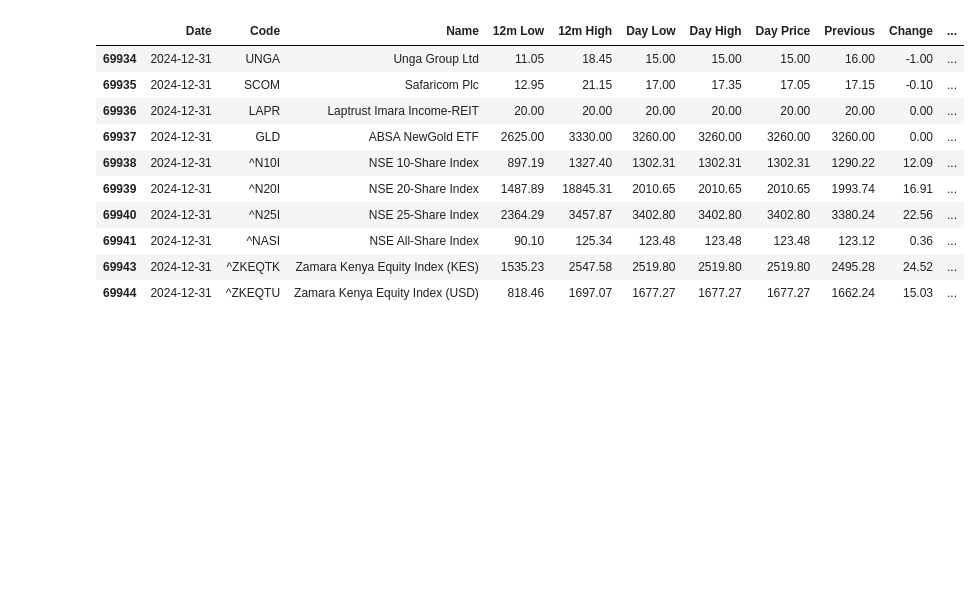
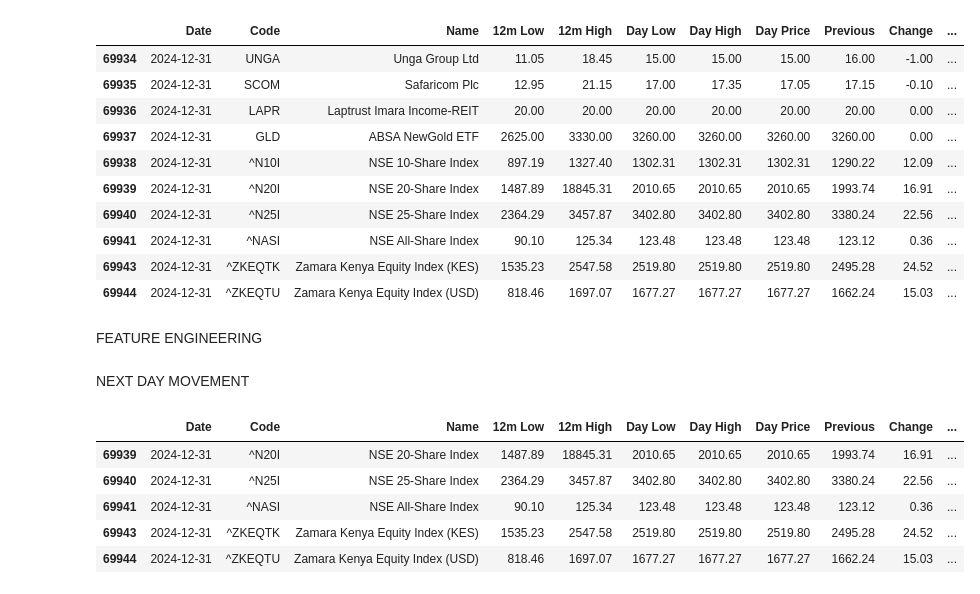
Before and after one commit to lorenaterah/NSE_Stock_Market_Segmentation, a Jupyter notebook: Notebooks/Edgar.ipynb, the cells around one changed output. Drawn from its saved outputs; the diff is of its cells as text; code cells hidden in the pictures; blank space fills up the shorter version.

Commit message:
started feature engineering

```diff
--- a/Notebooks/Edgar.ipynb
+++ b/Notebooks/Edgar.ipynb
@@ -511,3 +494,38 @@ all_stocks.tail(10)
 | 69941 | 2024-12-31 | ^NASI | NSE All-Share Index | 90.10 | 125.34 | 123.48 | 123.48 | 123.48 | 123.12 | 0.36 | ... |
 | 69943 | 2024-12-31 | ^ZKEQTK | Zamara Kenya Equity Index (KES) | 1535.23 | 2547.58 | 2519.80 | 2519.80 | 2519.80 | 2495.28 | 24.52 | ... |
 | 69944 | 2024-12-31 | ^ZKEQTU | Zamara Kenya Equity Index (USD) | 818.46 | 1697.07 | 1677.27 | 1677.27 | 1677.27 | 1662.24 | 15.03 | ... |
+# %% [markdown]
+FEATURE ENGINEERING
+# %% [markdown]
+NEXT DAY MOVEMENT
+# %%
+# Shift the 'Day Price' column to get next day's price
+all_stocks['Next Day Price'] = all_stocks['Day Price'].shift(-1)
+
+# Create price trend column: 1 = up, 0 = down
+all_stocks['Price Trend'] = (all_stocks['Next Day Price'] > all_stocks['Day Price']).astype(int)
+
+#Include threshold for significant movement
+#df['Price Trend'] = ((df['Next Day Price'] - df['Day Price']) / df['Day Price'] > 0.005).astype(int)
+
+def trend(row):
+    if row['Next Day Price'] > row['Day Price']:
+        return 'Up'
+    elif row['Next Day Price'] < row['Day Price']:
+        return 'Down'
+    else:
+        return 'No Change'
+
+all_stocks['Trend'] = all_stocks.apply(trend, axis=1)
+
+
+
+
+all_stocks.tail(5)
+# %% [output]
+|  | Date | Code | Name | 12m Low | 12m High | Day Low | Day High | Day Price | Previous | Change | ... |
+| 69939 | 2024-12-31 | ^N20I | NSE 20-Share Index | 1487.89 | 18845.31 | 2010.65 | 2010.65 | 2010.65 | 1993.74 | 16.91 | ... |
+| 69940 | 2024-12-31 | ^N25I | NSE 25-Share Index | 2364.29 | 3457.87 | 3402.80 | 3402.80 | 3402.80 | 3380.24 | 22.56 | ... |
+| 69941 | 2024-12-31 | ^NASI | NSE All-Share Index | 90.10 | 125.34 | 123.48 | 123.48 | 123.48 | 123.12 | 0.36 | ... |
+| 69943 | 2024-12-31 | ^ZKEQTK | Zamara Kenya Equity Index (KES) | 1535.23 | 2547.58 | 2519.80 | 2519.80 | 2519.80 | 2495.28 | 24.52 | ... |
+| 69944 | 2024-12-31 | ^ZKEQTU | Zamara Kenya Equity Index (USD) | 818.46 | 1697.07 | 1677.27 | 1677.27 | 1677.27 | 1662.24 | 15.03 | ... |
```
Also changed, not shown: parts of 4 cells of this notebook.
